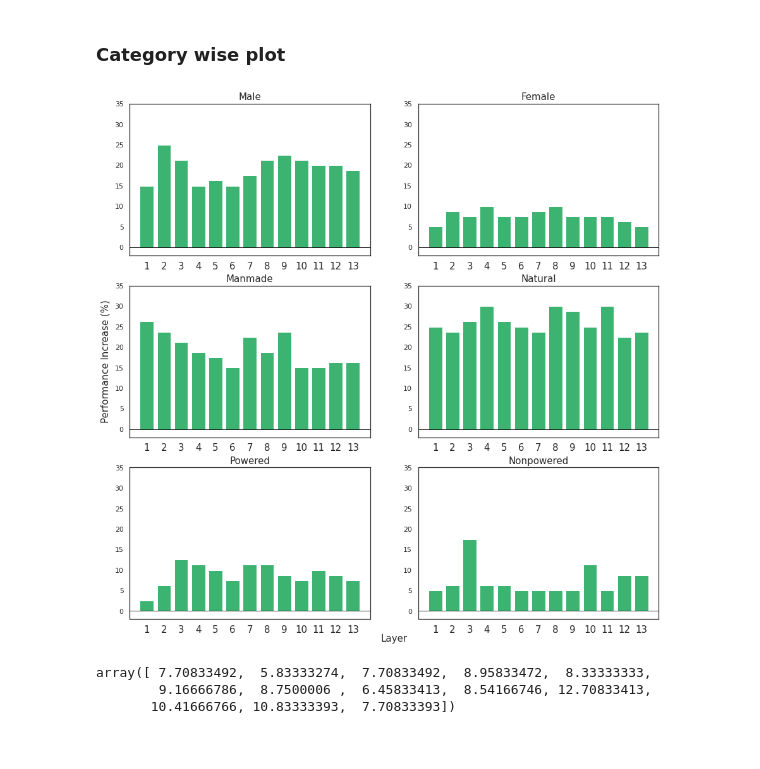
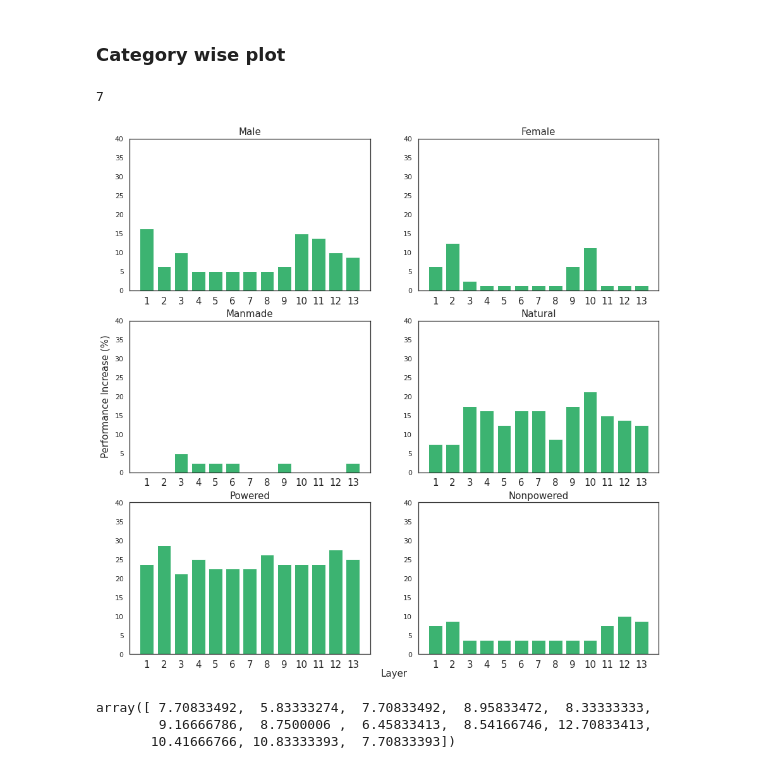
Before and after one commit to soukhind2/vgg16obj, a Jupyter notebook: Merge_set.ipynb, the cells around one changed output. Saved outputs shown, nothing was run; the diff lists cells and outputs as text; code cells hidden in the pictures.

```diff
--- a/Merge_set.ipynb
+++ b/Merge_set.ipynb
@@ -460,6 +458,7 @@ from vis.utils import utils
 from tensorflow.python.ops import nn
 from tensorflow import math
 import time
+from sklearn.metrics import roc_curve,accuracy_score,precision_recall_curve,f1_score
 
 def gen_attnmap(modifier,mask,category,bi,atype):
     """
@@ -605,12 +604,11 @@ def avg_accuracy(data_train,train_labels,
     epochs = 30
     n_layers = 13
     t_acc = np.zeros(n_layers)
+    thr = np.zeros(n_layers)
     for li in range(n_layers):
         layermask = np.zeros(13)
         layermask[li] = 1
         tensor_attnmap = gen_attnmap(modifier,layermask*atstrng,category,bidir,atype)
-
-
 
 
         def attnrelu(x,map = tensor_attnmap,atype = atype):
@@ -649,8 +647,8 @@ def avg_accuracy(data_train,train_labels,
         out = top_model.evaluate(f_test, test_labels)
         t_acc[li] = out[1]
 
+    return t_acc
 
-    return t_acc
 
 def calc_beta(avg_act):
   beta = [0 for item in avg_act]
@@ -720,6 +739,8 @@ Text(0, 0.5, 'Avg. acc.')
 categories = ['Male','Female','Manmade','Natural','Powered','Nonpowered']
 acc = [0]*6
 for cat in range(6):
+  tf.keras.backend.clear_session()
+
   print('Category of interest: ', categories[cat])
   train_it = np.concatenate((reg_train[cat],reg_train[cat + 6]))
   test_it = np.concatenate((data_test[cat],data_test[cat + 6]))
@@ -787,16 +808,16 @@ Category of interest:  Nonpowered
 import numpy as np
 import matplotlib.pyplot as plt
 
-x = np.load('tun_accuracy_add0.npy')
+x = np.load('tun_accuracy_new0.npy')
 x = np.expand_dims(x,0)
 
-for i in np.arange(0.5,5,1):
-  temp = np.load('tun_accuracy_add' + str(i) + '.npy')
+for i in np.arange(0.5,11,1):
+  temp = np.load('tun_accuracy_new' + str(i) + '.npy')
   temp = np.expand_dims(temp,0)
   x = np.vstack((x,temp))
 
-for i in np.arange(1,6,1):
-  temp = np.load('tun_accuracy_add' + str(i) + '.npy')
+for i in np.arange(1,11,1):
+  temp = np.load('tun_accuracy_new' + str(i) + '.npy')
   temp = np.expand_dims(temp,0)
   x = np.vstack((x,temp))
 
@@ -821,7 +842,7 @@ ax.set_xlabel('Layer',size = 20)
 ax.set_xticklabels(np.arange(1,14),size = 20)
 plt.yticks(fontsize = 20)
 plt.ylim(0,30)
-plt.title('Attention by tuning curve, bias stng: 0-5',size = 15)
+plt.title('Attention by tuning curve, bias stng: 0-10.5',size = 15)
 ax.set_ylabel('Performance Increase (%)',size = 20)
 # %% [output]
 Text(0, 0.5, 'Performance Increase (%)')
@@ -857,50 +878,55 @@ for i in range(13):
 pval
 # %% [markdown]
 ### Category wise plot
+# %%
+np.argmax(gacc[:,0,7])
+# %% [output]
+7
 # %%
-x = np.load('tun_accuracy_add0.npy')
-x = np.expand_dims(x,0)
+gacc = np.load('tun_accuracy_new0.npy')
+gacc = np.expand_dims(gacc,0)
 
-for i in np.arange(0.5,5,1):
-  temp = np.load('tun_accuracy_add' + str(i) + '.npy')
+for i in np.arange(0.5,11,1):
+  temp = np.load('tun_accuracy_new' + str(i) + '.npy')
   temp = np.expand_dims(temp,0)
-  x = np.vstack((x,temp))
+  gacc = np.vstack((gacc,temp))
+strngs = np.arange(0.5,5,1)
 
-for i in np.arange(1,6,1):
-  temp = np.load('tun_accuracy_add' + str(i) + '.npy')
+for i in np.arange(1,11,1):
+  temp = np.load('tun_accuracy_new' + str(i) + '.npy')
   temp = np.expand_dims(temp,0)
-  x = np.vstack((x,temp))
-
-x = np.amax(x,0).T
+  gacc = np.vstack((gacc,temp))
+strngs = np.concatenate((strngs,np.arange(1,6,1)))
+y = np.amax(gacc,0).T
 
 
 plt_data = np.zeros((13,6))
 for i in range(13):
   for j in range(6):
-    plt_data[i,j] = x[i,j] - acc[j]
+    plt_data[i,j] = y[i,j] - acc[j]
 
 
 import seaborn as sns
 sns.set(style="white",rc={"lines.linewidth": 1})
 layer = 0
 f,axes = plt.subplots(3,2,figsize=(15,15))
 f.add_subplot(111, frameon=False)
 # hide tick and tick label of the big axis
 plt.tick_params(labelcolor='none', top=False, bottom=False, left=False, right=False)
 plt.xlabel("Layer",size = 15)
 plt.ylabel("Performance Increase (%)",size = 15)
 for x in range(3):
   for y in range(2):
     axes[x,y].bar(x = np.arange(0,13),height = plt_data[:,layer]*100,color = 'mediumseagreen')
     axes[x,y].set_xticklabels(np.arange(1,14),size = 15)
     axes[x,y].set_xticks(np.arange(0,14))
     axes[x,y].set_title(categories[layer],size = 15)
-    axes[x,y].set_ylim(-2,35)
+    axes[x,y].set_ylim(0,40)
     axes[x,y].set_xlim(-1,13)
     axes[x,y].hlines(y = 0,xmin= -1,xmax = 13)
     layer+=1
 # %% [output]
-[figure, old version]
+[figure, new version]
 # %%
 np.mean(plt_data,1)*100
 # %% [output]
```
Also changed, not shown: parts of 12 cells of this notebook.
